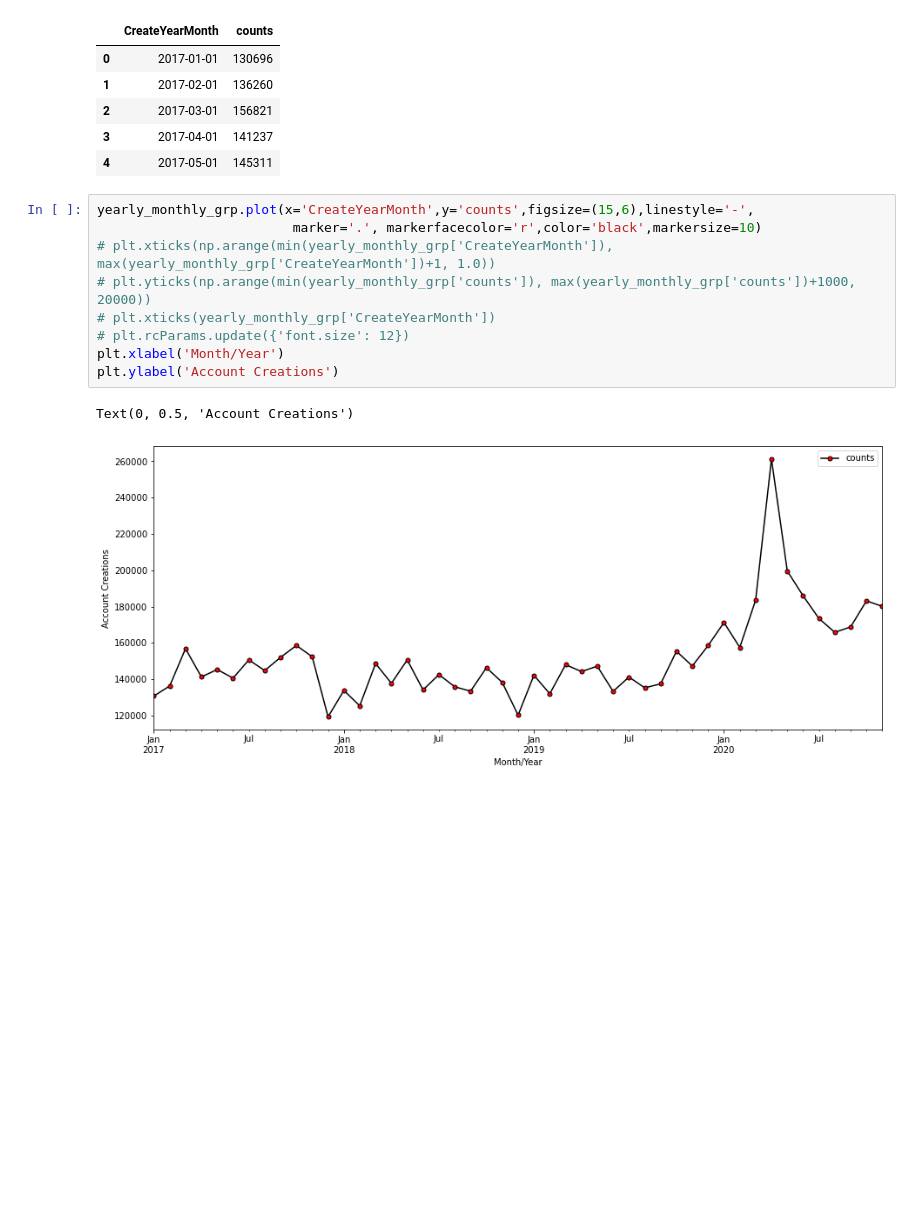
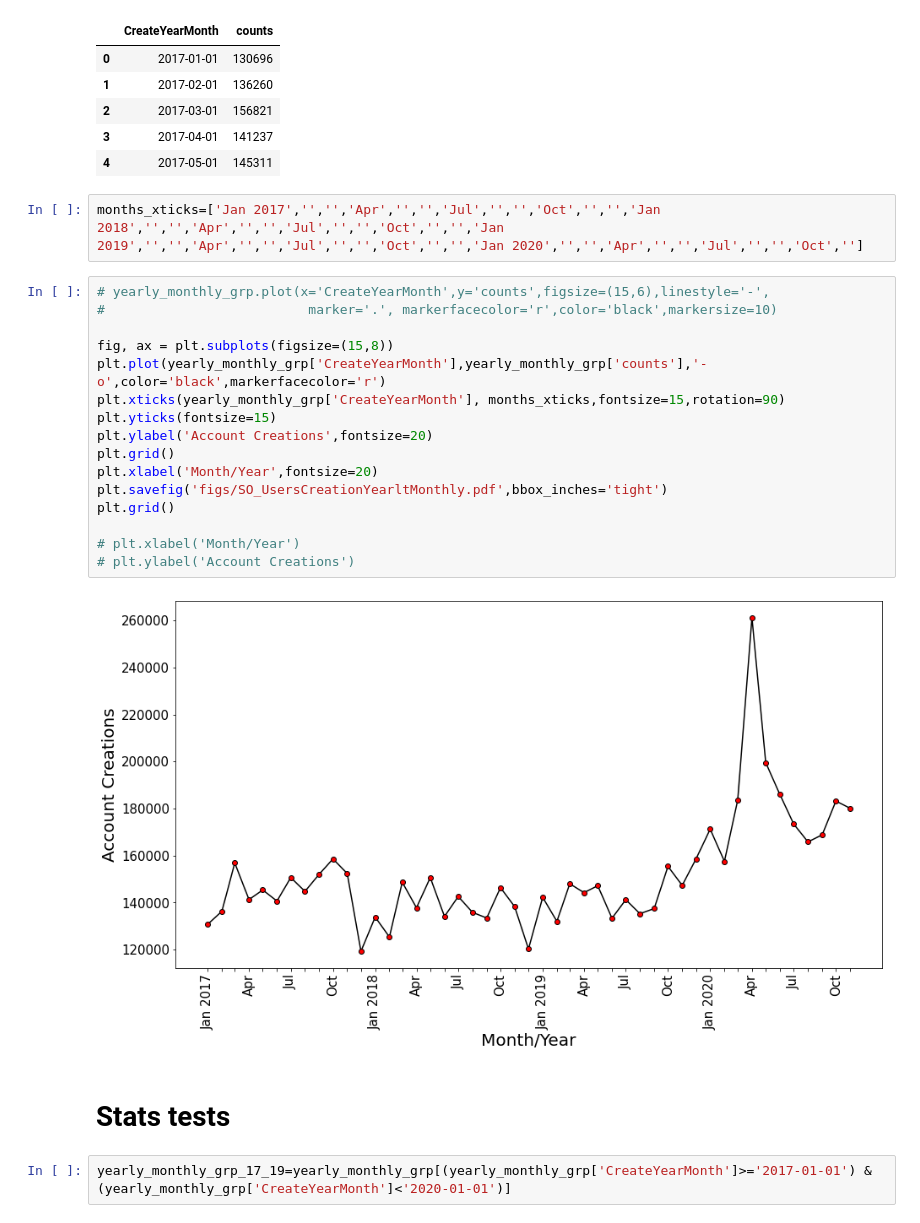
Before and after one commit to farimaf/StackOverFlowAnalysis_Pandemic, a Jupyter notebook: UsersAnalysis.ipynb, the cells around one changed output. Cells and saved outputs as stored; diff of their text form; blank space fills up the shorter version.

Commit message:
changes to plots for inclusion in paper

```diff
--- a/UsersAnalysis.ipynb
+++ b/UsersAnalysis.ipynb
@@ -80,15 +116,27 @@ yearly_monthly_grp.head()
 | 2 | 2017-03-01 | 156821 |
 | 3 | 2017-04-01 | 141237 |
 | 4 | 2017-05-01 | 145311 |
+# %%
+months_xticks=['Jan 2017','','','Apr','','','Jul','','','Oct','','','Jan 2018','','','Apr','','','Jul','','','Oct','','','Jan 2019','','','Apr','','','Jul','','','Oct','','','Jan 2020','','','Apr','','','Jul','','','Oct','']
 # %%
-yearly_monthly_grp.plot(x='CreateYearMonth',y='counts',figsize=(15,6),linestyle='-',
-                         marker='.', markerfacecolor='r',color='black',markersize=10)
-# plt.xticks(np.arange(min(yearly_monthly_grp['CreateYearMonth']), max(yearly_monthly_grp['CreateYearMonth'])+1, 1.0))
-# plt.yticks(np.arange(min(yearly_monthly_grp['counts']), max(yearly_monthly_grp['counts'])+1000, 20000))
-# plt.xticks(yearly_monthly_grp['CreateYearMonth'])
-# plt.rcParams.update({'font.size': 12})
-plt.xlabel('Month/Year')
-plt.ylabel('Account Creations')
+# yearly_monthly_grp.plot(x='CreateYearMonth',y='counts',figsize=(15,6),linestyle='-',
+#                          marker='.', markerfacecolor='r',color='black',markersize=10)
+
+fig, ax = plt.subplots(figsize=(15,8))
+plt.plot(yearly_monthly_grp['CreateYearMonth'],yearly_monthly_grp['counts'],'-o',color='black',markerfacecolor='r')
+plt.xticks(yearly_monthly_grp['CreateYearMonth'], months_xticks,fontsize=15,rotation=90)
+plt.yticks(fontsize=15)
+plt.ylabel('Account Creations',fontsize=20)
+plt.grid()
+plt.xlabel('Month/Year',fontsize=20)
+plt.savefig('figs/SO_UsersCreationYearltMonthly.pdf',bbox_inches='tight')
+plt.grid()
+
+# plt.xlabel('Month/Year')
+# plt.ylabel('Account Creations')
 # %% [output]
-Text(0, 0.5, 'Account Creations')
-[figure, old version]
+[figure, new version]
+# %% [markdown]
+# Stats tests
+# %%
+yearly_monthly_grp_17_19=yearly_monthly_grp[(yearly_monthly_grp['CreateYearMonth']>='2017-01-01') & (yearly_monthly_grp['CreateYearMonth']<'2020-01-01')]
```
Also changed, not shown: parts of 24 cells of this notebook, 4 other files.
